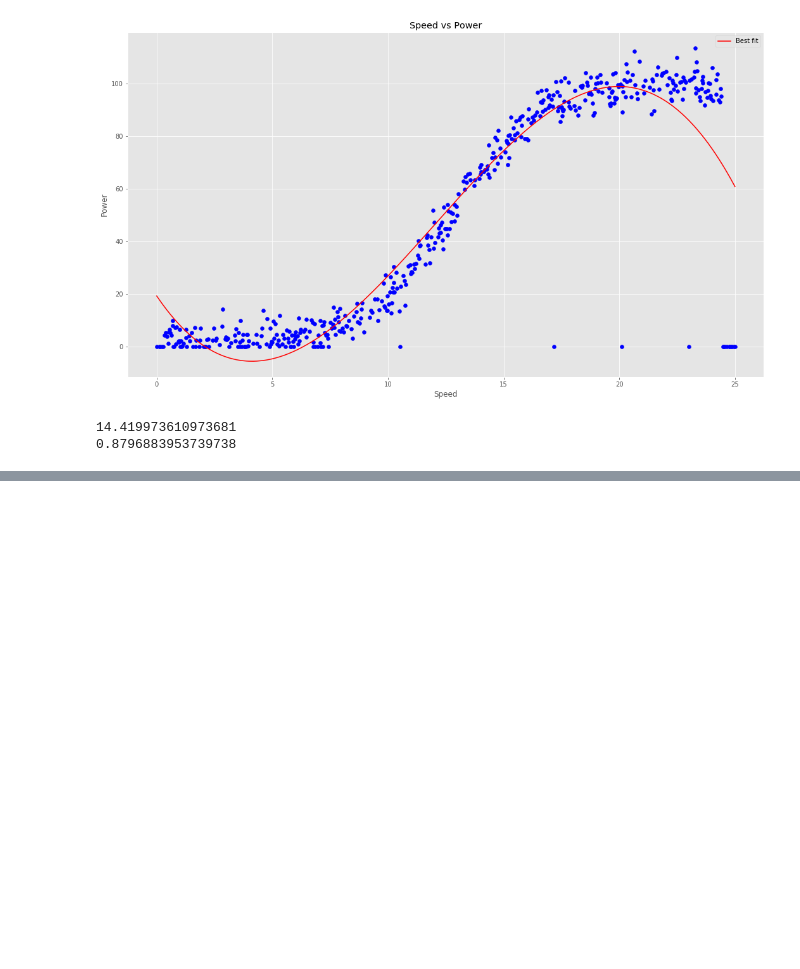
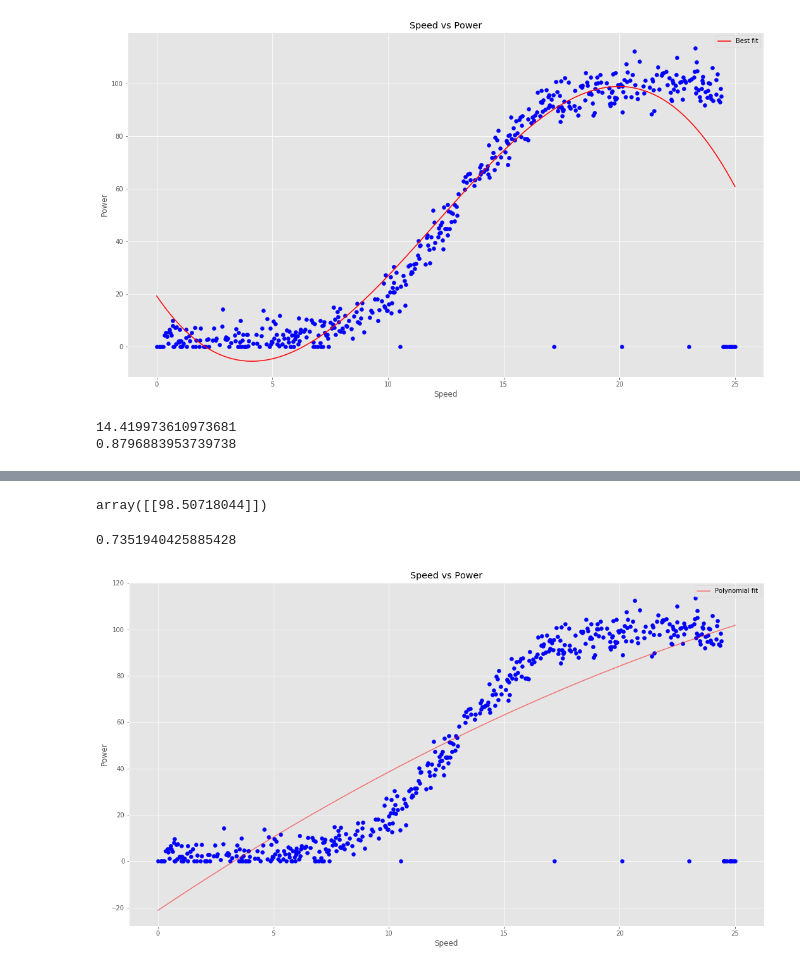
Before and after one commit to Willie2511/Data_Analysis_Project, a Jupyter notebook: Data_Project.ipynb, the cells around one changed output, grey strips where cells are left out. Cells and saved outputs as stored; diff of their text form; code cells hidden in the pictures; blank space fills up the shorter version.

```diff
--- a/Data_Project.ipynb
+++ b/Data_Project.ipynb
@@ -253,0 +295,14 @@ print(r2)
+# %%
+df1 = pd.read_csv("https://raw.githubusercontent.com/ianmcloughlin/2020A-machstat-project/master/dataset/powerproduction.csv")
+# %%
+x = df1.iloc[:, :-1].values
+y = df1.iloc[:, 1].values
+# %%
+x2 = np.array(df1['speed'])
+y2 = np.array(df1['power'])
+coeffs = np.polyfit(x2,y2,2)
+# %%
+a = coeffs[0]
+b = coeffs[1]
+c = coeffs[2]
+fit_equation = a * np.square(x2) + b * x2 + c
@@ -253,0 +311,19 @@ print(r2)
+# %%
+predict([[24]])
+# %% [output]
+array([[98.50718044]])
+# %%
+from sklearn.metrics import r2_score
+r2_score(y2, predict(x2))
+# %% [output]
+0.7351940425885428
+# %%
+plt.scatter(x, y, color='blue')
+plt.plot(x2, fit_equation,color = 'r',alpha = 0.5, label = 'Polynomial fit')
+plt.legend();
+plt.title('Speed vs Power')
+plt.xlabel('Speed')
+plt.ylabel('Power')
+plt.show()
+# %% [output]
+[figure, added]
```
Also changed, not shown: parts of 12 cells of this notebook.
